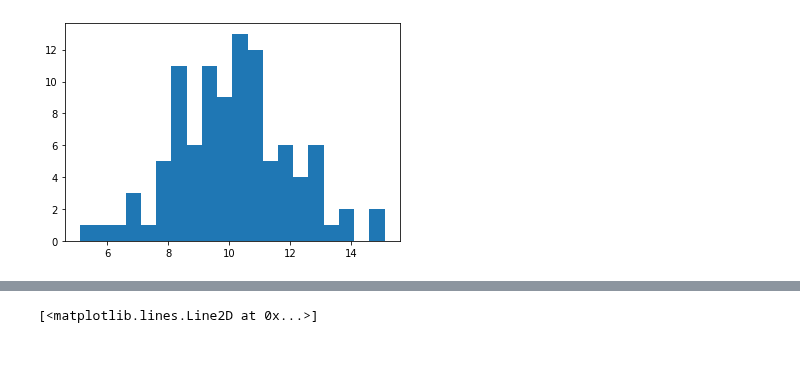
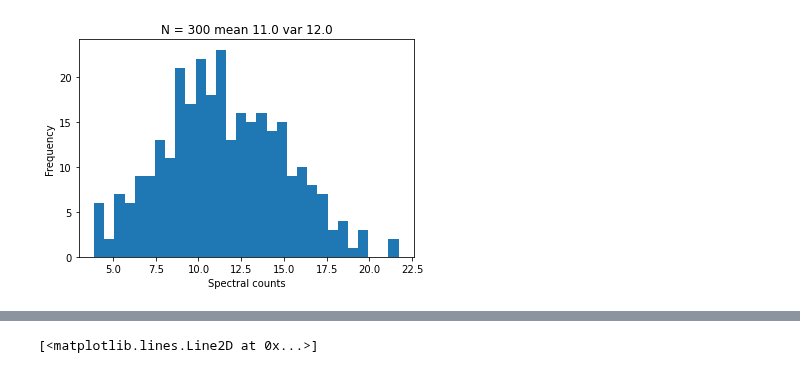
Before and after one commit to ajipalar/pynet, a Jupyter notebook: devel/SliceSampling.ipynb, the cells around one changed output, grey strips where cells are left out. Saved outputs shown, nothing was run; the diff lists cells and outputs as text; code cells hidden in the pictures.

```diff
--- a/devel/SliceSampling.ipynb
+++ b/devel/SliceSampling.ipynb
@@ -38,5 +42,5 @@ WARNING:absl:No GPU/TPU found, falling back to CPU. (Set TF_CPP_MIN_LOG_LEVEL=0
 # %%
-def slice_sweep__s(key, x: float, pstar: Callable, w: float) -> Callable:
+def slice_sweep__s(key, x: float, pstar: Callable, w: float) -> tuple:
     """Univariate Slice Sampling
 
     (x, u) -> (x', u')
@@ -59,7 +63,7 @@ def slice_sweep__s(key, x: float, pstar: Callable, w: float) -> Callable:
     MacKay Pseudocode
 
     1. evaluate P*(x)
-    2. draw a vertical coordinate u' ~ Unmiform(0, P*(x))
+    2. draw a vertical coordinate u' ~ Uniform(0, P*(x))
     3. create a horizontal interval (xl, xr) enclosing x
     4. loop {
     5.   draw x' ~ Uniform(xl, xr)
@@ -172,11 +176,10 @@ def slice_sweep__s(key, x: float, pstar: Callable, w: float) -> Callable:
     return val
 # %%
 w = 50
-rate = 57
+rate = 11
 key = jax.random.PRNGKey(13)
 
-pstar = partial(jsp.stats.norm.pdf, loc=rate, scale=9)
-#pstar = partial(jsp.stats.poisson.pmf, mu=rate)
+
 
 fa = partial(jsp.stats.norm.pdf, loc=10, scale=2)
 fb = partial(jsp.stats.poisson.pmf, mu=100)
@@ -185,8 +188,8 @@ def pstar(x):
     return fa(x) + fb(x)
 x=7
 
-def pstar(x):
-    return 0.
+#pstar = partial(jsp.stats.norm.pdf, loc=rate, scale=9)
+pstar = partial(jsp.stats.poisson.pmf, mu=rate)
 
 slice_sweep = partial(slice_sweep__s,
                      pstar=pstar,
@@ -216,8 +228,14 @@ ss(key=key, x=x)
 # %%
-samples = sample(key, 100, ss, x)
+# sample using the poisson pmf
+
+nsamples = 300
+samples = sample(key, nsamples, ss, x)
 
 samples = np.array(samples)
-plt.hist(samples, bins=20)
+plt.hist(samples, bins=30)
+plt.xlabel('Spectral counts')
+plt.ylabel('Frequency')
+plt.title(f'N = {nsamples} mean {np.round(np.mean(samples))} var {np.round(np.var(samples))}')
 plt.show()
 # %% [output]
-[figure, old version]
+[figure, new version]
```
Also changed, not shown: parts of 41 cells of this notebook, 2 other files.
